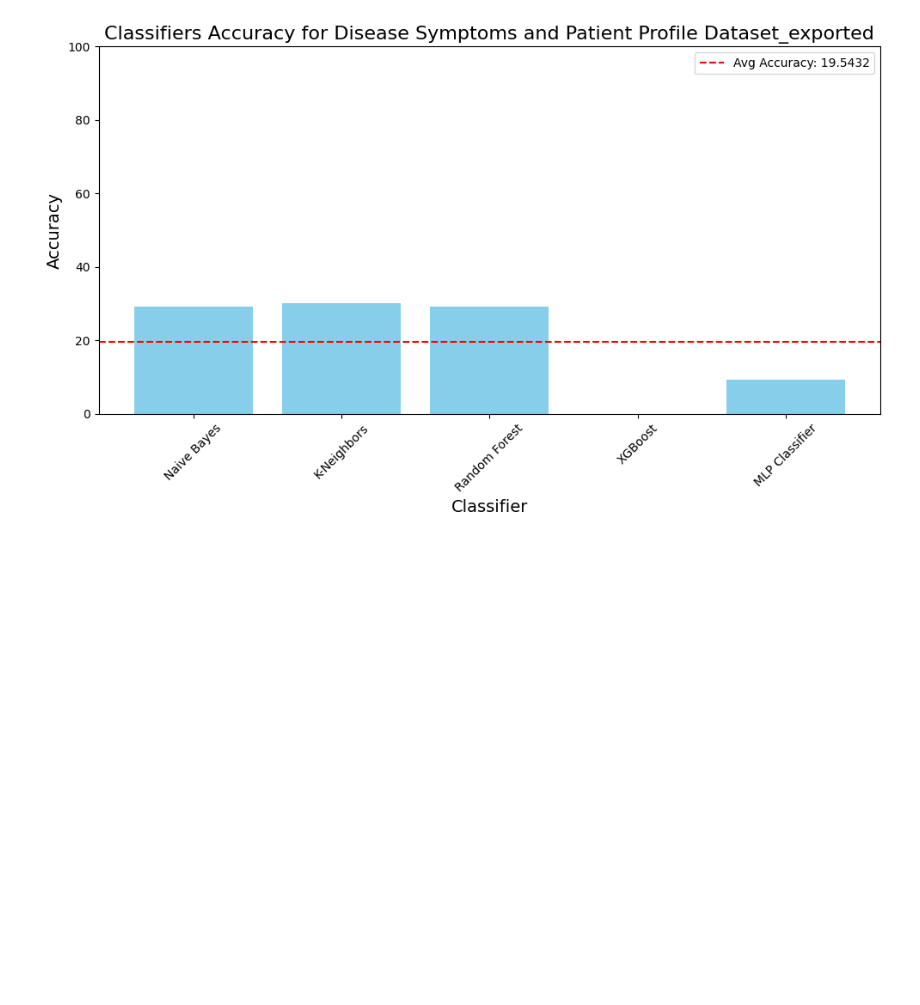
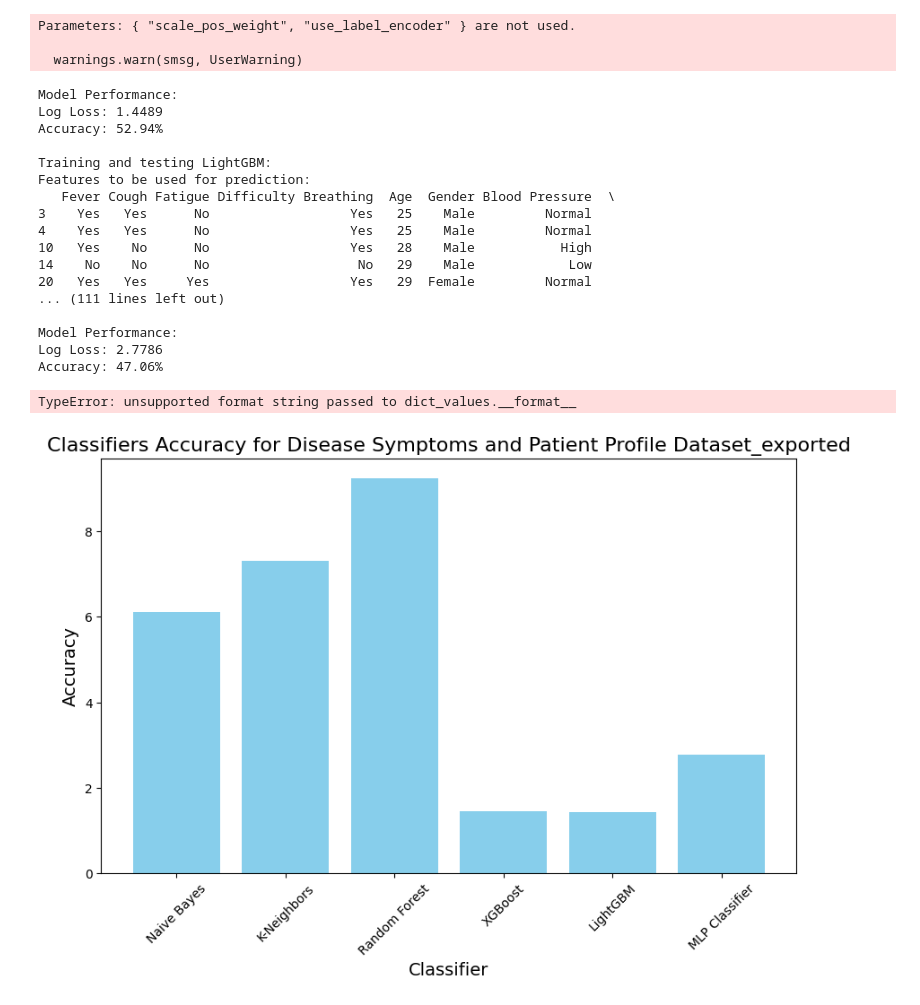
Before and after one commit to hollepat/VirtualDoctor_, a Jupyter notebook: classification_model/datasets/Analysis.ipynb, the cells around one changed output. Saved outputs shown, nothing was run; the diff lists cells and outputs as text; code cells hidden in the pictures; blank space fills up the shorter version.

```diff
--- a/classification_model/datasets/Analysis.ipynb
+++ b/classification_model/datasets/Analysis.ipynb
@@ -1,6 +1,8 @@
 # %%
 from matplotlib import pyplot as plt
+from pygments.lexers.objective import objective
 from sympy import OperationNotSupported
+from tensorflow.python.ops.metrics_impl import accuracy
 
 
 def visualize_results_performance(results):
@@ -11,11 +13,11 @@ def visualize_results_performance(results):
     plt.ylabel('Accuracy', fontsize=14)
     plt.title(f'Classifiers Accuracy for {file_name}', fontsize=16)
     plt.xticks(rotation=45)
-    plt.ylim(0, 100) # 0-100% accuracy
+    # plt.ylim(0, 100) # 0-100% accuracy
 
     # Calculate and plot the average accuracy
-    avg_accuracy = sum(results.values()) / len(results)
-    plt.axhline(y=avg_accuracy, color='r', linestyle='--', label=f'Avg Accuracy: {avg_accuracy:.4f}')
+    log_loss = results.values()
+    plt.axhline(y=log_loss, color='r', linestyle='--', label=f'Avg Accuracy: {log_loss:.4f}')
     plt.legend()
 
     plt.tight_layout()
@@ -186,6 +344,6 @@ def train_and_test_xgboost():
 # %%
 """
-Test dataset on different classifiers to assess performance when predicting the disease. Since the author is predicting multi-class variable needs to be used a `predict_proba()` method to calculate probability of each class (in other words it tells certainty of the prediction.
+ANALYSE dataset on different classifiers to assess performance when predicting the disease. Since the author is predicting multi-class variable needs to be used a `predict_proba()` method to calculate probability of each class (in other words it tells certainty of the prediction.
 
 For binary classification, the `predict()` method is used.
 """
@@ -205,8 +363,8 @@ classifiers = {
     'Naive Bayes': GaussianNB(),
     'K-Neighbors': KNeighborsClassifier(n_neighbors=7), # tried 3, 5, 7, 10 -> 7 is the best
     'Random Forest': RandomForestClassifier(n_estimators=10, random_state=42),
-    'XGBoost': XGBClassifier(n_estimators=5, random_state=42, use_label_encoder=False, eval_metric='logloss'),
-    # 'LightGBM': LGBMClassifier(n_estimators=10, random_state=42), # TODO - resolve Warnings
+    'XGBoost': XGBClassifier(n_estimators=5, random_state=42),
+    'LightGBM': LGBMClassifier(n_estimators=10, random_state=42), # TODO - resolve Warnings
     'MLP Classifier': MLPClassifier(random_state=42, max_iter=1000), # Multi-layer Perceptron
     # 'SVM': svm.SVC() # doesn't support predict_proba
 }
@@ -219,11 +377,13 @@ for name, clf in classifiers.items():
         print(f"\nTraining and testing {name}:")
 
         if name == 'XGBoost':
-            loss = train_and_test_xgboost()
+            loss, accuracy = train_and_test_xgboost(data_filtered)
         else:
-            loss = train_and_test_sklearn_classifier()
+            loss, accuracy = train_and_test_sklearn_classifier(clf, data_filtered)
 
-        print(f"Loss: {loss:.4f}")
+        print("\nModel Performance:")
+        print(f"Log Loss: {loss:.4f}")
+        print(f"Accuracy: {accuracy*100:.2f}%")
         # Save the results
         results[name] = loss
     except Exception as e:
@@ -252 +412,22 @@ Loss: 9.2703
+Parameters: { "scale_pos_weight", "use_label_encoder" } are not used.
+
+  warnings.warn(smsg, UserWarning)
+Model Performance:
+Log Loss: 1.4489
+Accuracy: 52.94%
+
+Training and testing LightGBM:
+Features to be used for prediction:
+   Fever Cough Fatigue Difficulty Breathing  Age  Gender Blood Pressure  \
+3    Yes   Yes      No                  Yes   25    Male         Normal
+4    Yes   Yes      No                  Yes   25    Male         Normal
+10   Yes    No      No                  Yes   28    Male           High
+14    No    No      No                   No   29    Male            Low
+20   Yes   Yes     Yes                  Yes   29  Female         Normal
+... (111 lines left out)
+
+Model Performance:
+Log Loss: 2.7786
+Accuracy: 47.06%
+TypeError: unsupported format string passed to dict_values.__format__
-[figure, old version]
+[figure, new version]
```
Also changed, not shown: parts of 8 cells of this notebook, 3 other files.
